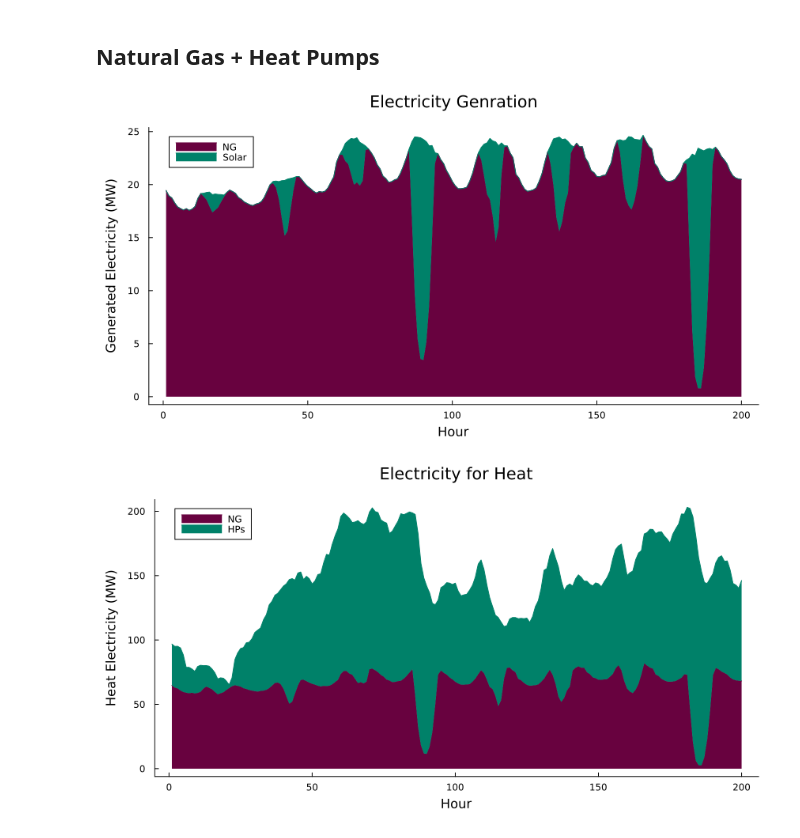
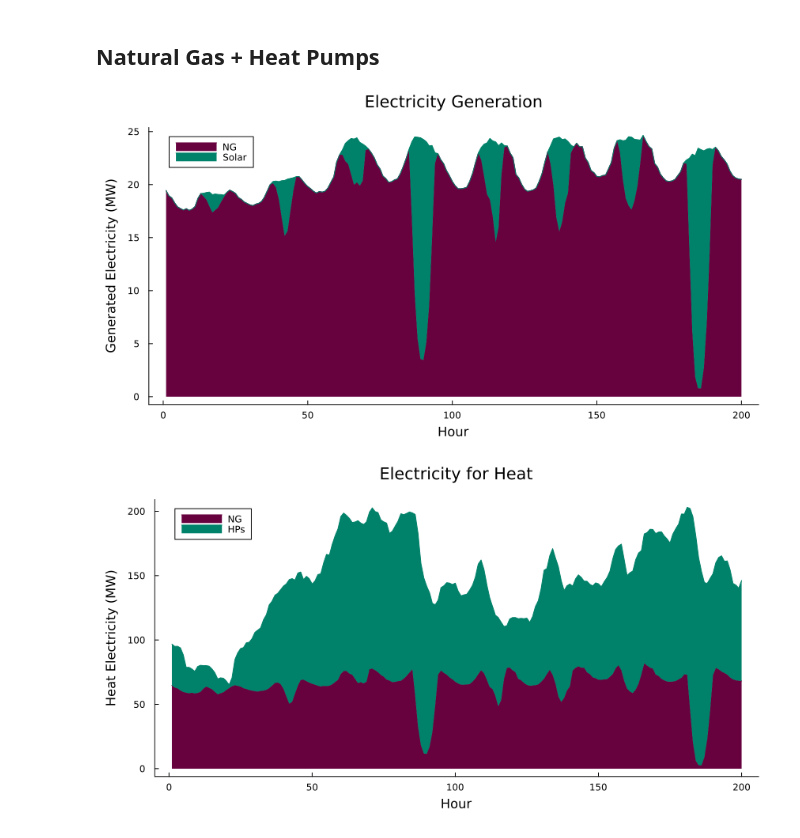
Before and after one commit to BEE4750-FA24/FP-Group6, a Jupyter notebook: Cornell_CHP_Project.ipynb, the cells around one changed output. Drawn from its saved outputs; the diff is of its cells as text; code cells hidden in the pictures.

```diff
--- a/Cornell_CHP_Project.ipynb
+++ b/Cornell_CHP_Project.ipynb
@@ -564,18 +564,18 @@ And data, a 2×8736 Matrix{Float64}:
 # %%
 # remake for more hours
 gen = value.(y).data
 p = areaplot(gen'[1:200,:],
     label=permutedims(gens[:, :Column1]),
     xlabel = "Hour",
     ylabel ="Generated Electricity (MW)",
     color_palette=:mk_15,
     grid=:false,
     # ylim=(0, 100),
 )
-plot!(legend=:topleft, legendcolumns=1, title="Electricity Genration", topmargin=5mm, leftmargin=5mm, bottommargin=5mm)
+plot!(legend=:topleft, legendcolumns=1, title="Electricity Generation", topmargin=5mm, leftmargin=5mm, bottommargin=5mm)
 plot!(p, size=(850, 450))
 # %% [output]
-[figure, old version]
+[figure, new version]
 # %%
 # remake for more hours
 heat_data = value.(z).data
```
Also changed, not shown: parts of 1 cell of this notebook.
